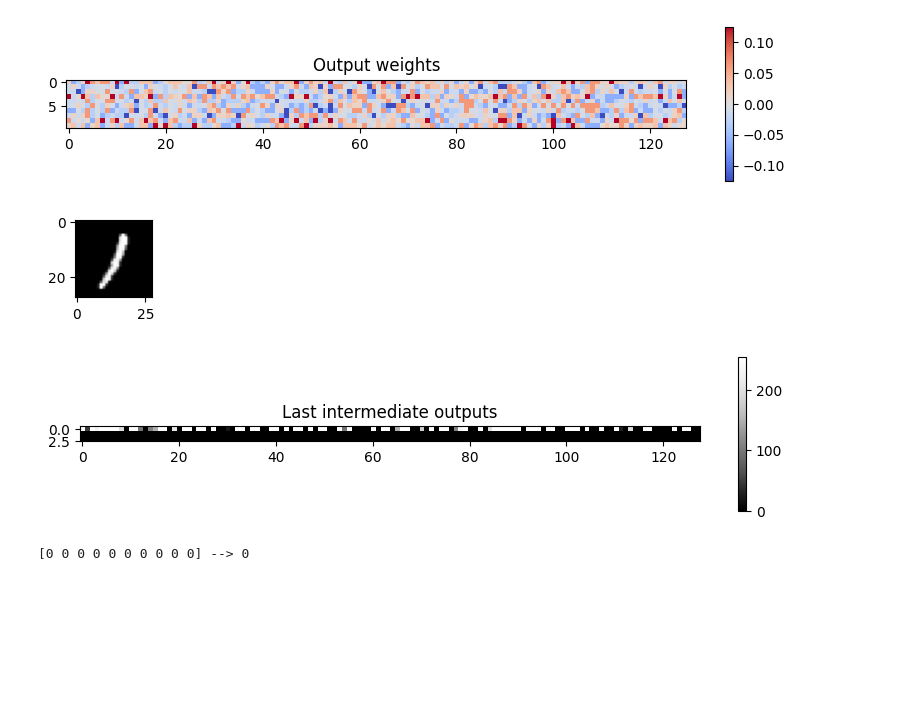
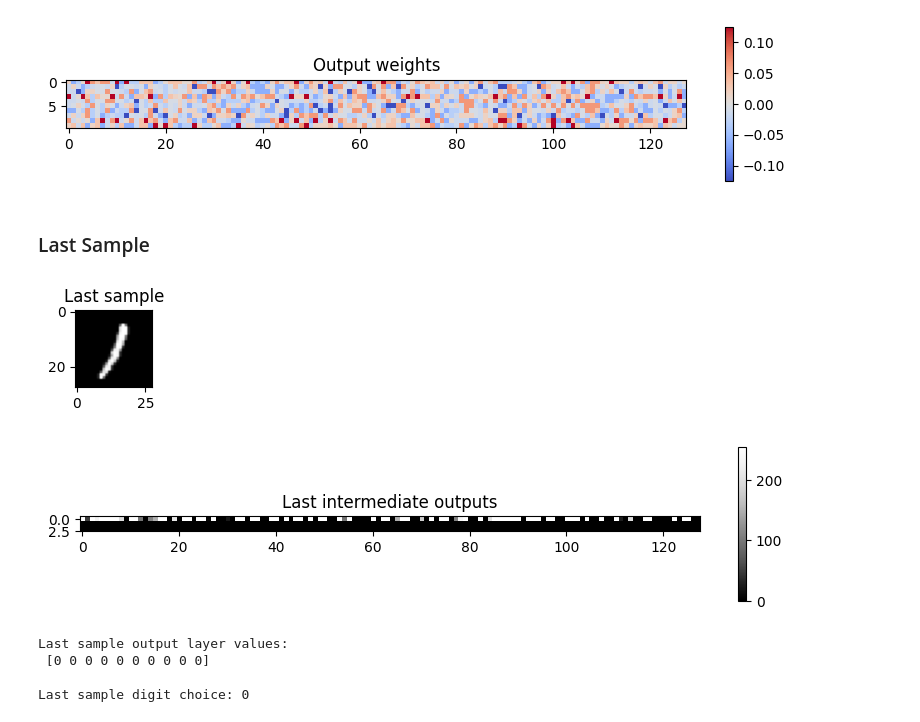
Before and after one commit to laurentpayot/graia-colab-mnist, a Jupyter notebook: Graia_MNIST_digits_example.ipynb, the cells around one changed output. Saved outputs shown, nothing was run; the diff lists cells and outputs as text; code cells hidden in the pictures; blank space fills up the shorter version.

Commit message:
Last sample result display

```diff
--- a/Graia_MNIST_digits_example.ipynb
+++ b/Graia_MNIST_digits_example.ipynb
@@ -104,19 +112,26 @@ show_weights(model.output_weights, "Output weights")
 [figure]
 [figure]
 [figure]
+# %% [markdown]
+### Last Sample
 # %%
 plt.figure(figsize = (1, 1))
 plt.imshow(train_images[N-1].reshape(28, 28), cmap="Greys_r")
+plt.title("Last sample")
 plt.show()
 # for l in range(model.config["layers"]):
 #     print(model.last_intermediate_outputs[l])
 plt.figure(figsize = (10, 2))
 plt.imshow(model.last_intermediate_outputs, cmap="Greys_r")
 plt.colorbar(orientation="vertical")
 plt.title("Last intermediate outputs")
 plt.show()
-print(model.last_outputs, "-->", model.last_answer)
+print("\nLast sample output layer values:\n", model.last_outputs)
+print("\nLast sample digit choice:", model.last_answer)
 # %% [output]
-[figure, old version]
+[figure, new version]
 [figure]
-[0 0 0 0 0 0 0 0 0 0] --> 0
+Last sample output layer values:
+ [0 0 0 0 0 0 0 0 0 0]
+
+Last sample digit choice: 0
```
Also changed, not shown: parts of 4 cells of this notebook.
